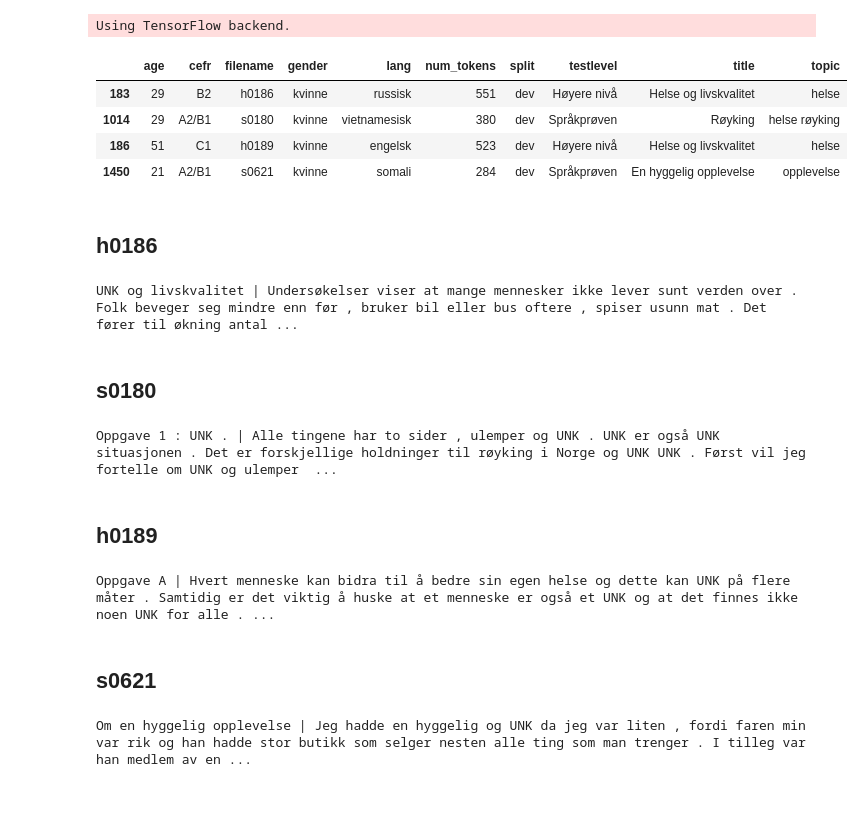
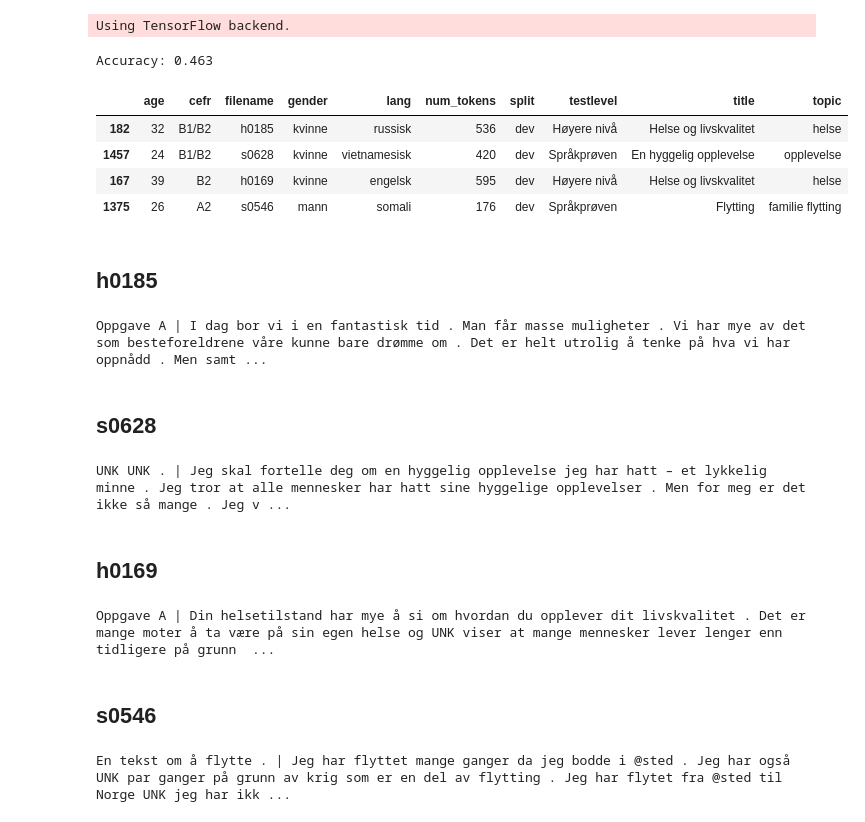
Before and after one commit to PhyloStar/NorskASK, a Jupyter notebook: notebooks/Visualize attention.ipynb, the cells around one changed output. Saved outputs shown, nothing was run; the diff lists cells and outputs as text; code cells hidden in the pictures.

```diff
--- a/notebooks/Visualize attention.ipynb
+++ b/notebooks/Visualize attention.ipynb
@@ -42,7 +42,8 @@ def file_with_attention(filepath, attention_model, w2i, maxlen=None):
     tokens = (token if idx != unk_idx else 'UNK' for token, idx in zip(tokens_in_file(filepath), x[0]))
     return show_weighted(tokens, weights)
 # %%
-model_name = 'rnn_nli-25740789'
+model_name = 'rnn-nli-26542571_9'
+
 # model_name = 'rnn_nli-25717032'
 # %%
 w2i = pickle.load((MODEL_DIR / (model_name + '_model_w2i.pkl')).open('rb'))
@@ -52,20 +53,22 @@ attention_model = Model(inputs=model.input, outputs=model.get_layer(ATTENTION_LA
 # %%
 dev = load_split('dev')
 
 results = pickle.load((RESULTS_DIR / (model_name + '.pkl')).open('rb'))
-correct_predictions = dev.iloc[np.where(results.true == results.predictions)]
+correct_predictions = dev[results.true == results.predictions]
+print('Accuracy: %.3f' % (len(correct_predictions) / len(dev)))
 langs = ['russisk', 'vietnamesisk', 'engelsk', 'somali']
 sample_indices = [correct_predictions[correct_predictions.lang == l].index[0]
                   for l in langs]
 samples = correct_predictions.loc[sample_indices]
 display(samples)
 filenames = [DATA_DIR / 'txt' / (fn + '.txt') for fn in samples.filename]
 # %% [output]
+Accuracy: 0.463
 |  | age | cefr | filename | gender | lang | num_tokens | split | testlevel | title | topic |
-| 183 | 29 | B2 | h0186 | kvinne | russisk | 551 | dev | Høyere nivå | Helse og livskvalitet | helse |
-| 1014 | 29 | A2/B1 | s0180 | kvinne | vietnamesisk | 380 | dev | Språkprøven | Røyking | helse røyking |
-| 186 | 51 | C1 | h0189 | kvinne | engelsk | 523 | dev | Høyere nivå | Helse og livskvalitet | helse |
-| 1450 | 21 | A2/B1 | s0621 | kvinne | somali | 284 | dev | Språkprøven | En hyggelig opplevelse | opplevelse |
+| 182 | 32 | B1/B2 | h0185 | kvinne | russisk | 536 | dev | Høyere nivå | Helse og livskvalitet | helse |
+| 1457 | 24 | B1/B2 | s0628 | kvinne | vietnamesisk | 420 | dev | Språkprøven | En hyggelig opplevelse | opplevelse |
+| 167 | 39 | B2 | h0169 | kvinne | engelsk | 595 | dev | Høyere nivå | Helse og livskvalitet | helse |
+| 1375 | 26 | A2 | s0546 | mann | somali | 176 | dev | Språkprøven | Flytting | familie flytting |
 # %%
 for filename in filenames:
     display_html('<h2>%s</h2>' % filename.stem, raw=True)
@@ -92,11 +95,11 @@ for filename in filenames:
         print('</body></html>', file=f)
     display_html(html, raw=True)
 # %% [output]
-h0186
+h0185
-UNK og livskvalitet | Undersøkelser viser at mange mennesker ikke lever sunt verden over . Folk beveger seg mindre enn før , bruker bil eller bus oftere , spiser usunn mat . Det fører til økning antal ...
+Oppgave A | I dag bor vi i en fantastisk tid . Man får masse muligheter . Vi har mye av det som besteforeldrene våre kunne bare drømme om . Det er helt utrolig å tenke på hva vi har oppnådd . Men samt ...
-s0180
+s0628
-Oppgave 1 : UNK . | Alle tingene har to sider , ulemper og UNK . UNK er også UNK situasjonen . Det er forskjellige holdninger til røyking i Norge og UNK UNK . Først vil jeg fortelle om UNK og ulemper  ...
+UNK UNK . | Jeg skal fortelle deg om en hyggelig opplevelse jeg har hatt – et lykkelig minne . Jeg tror at alle mennesker har hatt sine hyggelige opplevelser . Men for meg er det ikke så mange . Jeg v ...
-h0189
+h0169
-Oppgave A | Hvert menneske kan bidra til å bedre sin egen helse og dette kan UNK på flere måter . Samtidig er det viktig å huske at et menneske er også et UNK og at det finnes ikke noen UNK for alle . ...
+Oppgave A | Din helsetilstand har mye å si om hvordan du opplever dit livskvalitet . Det er mange moter å ta være på sin egen helse og UNK viser at mange mennesker lever lenger enn tidligere på grunn  ...
-s0621
+s0546
-Om en hyggelig opplevelse | Jeg hadde en hyggelig og UNK da jeg var liten , fordi faren min var rik og han hadde stor butikk som selger nesten alle ting som man trenger . I tilleg var han medlem av en ...
+En tekst om å flytte . | Jeg har flyttet mange ganger da jeg bodde i @sted . Jeg har også UNK par ganger på grunn av krig som er en del av flytting . Jeg har flytet fra @sted til Norge UNK jeg har ikk ...
```
Also changed, not shown: 2 other files.
